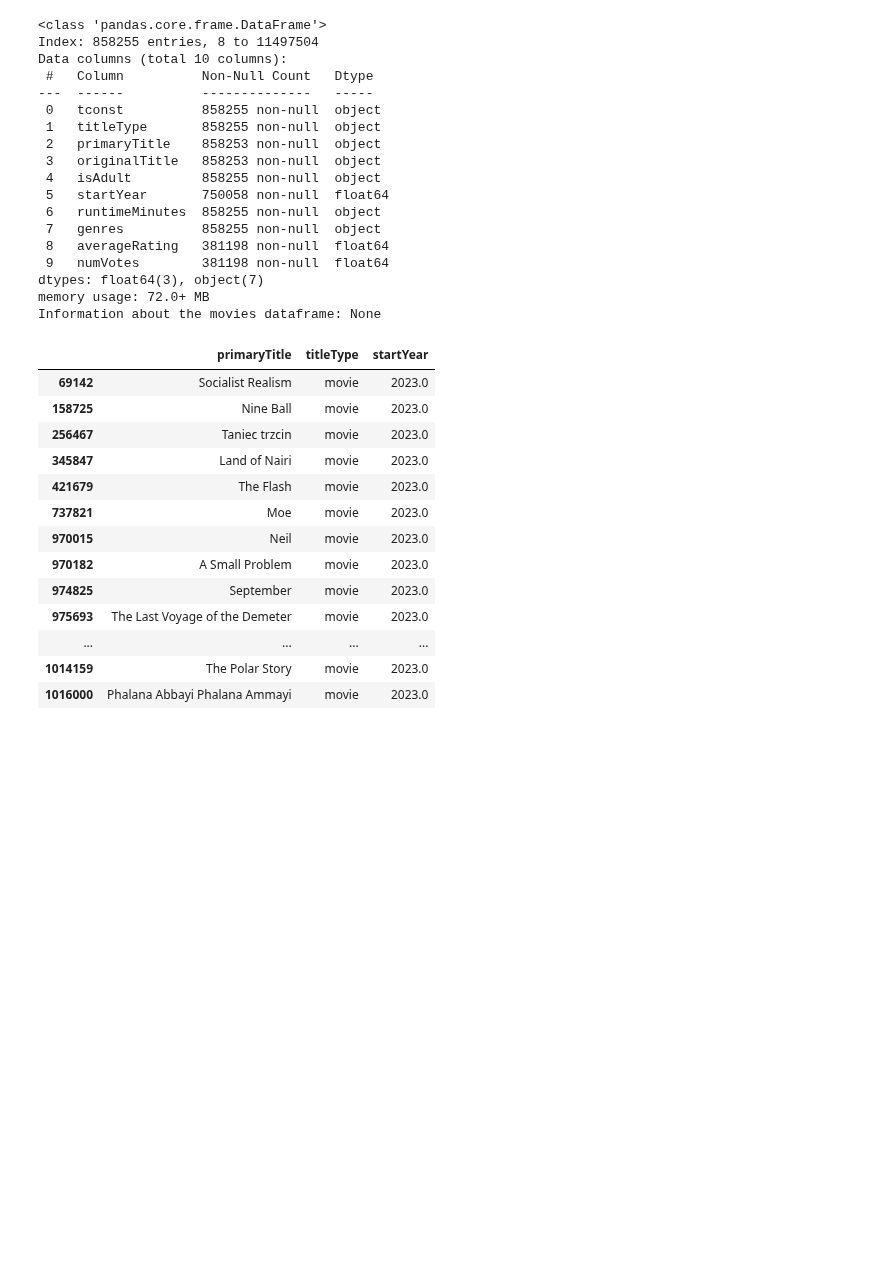
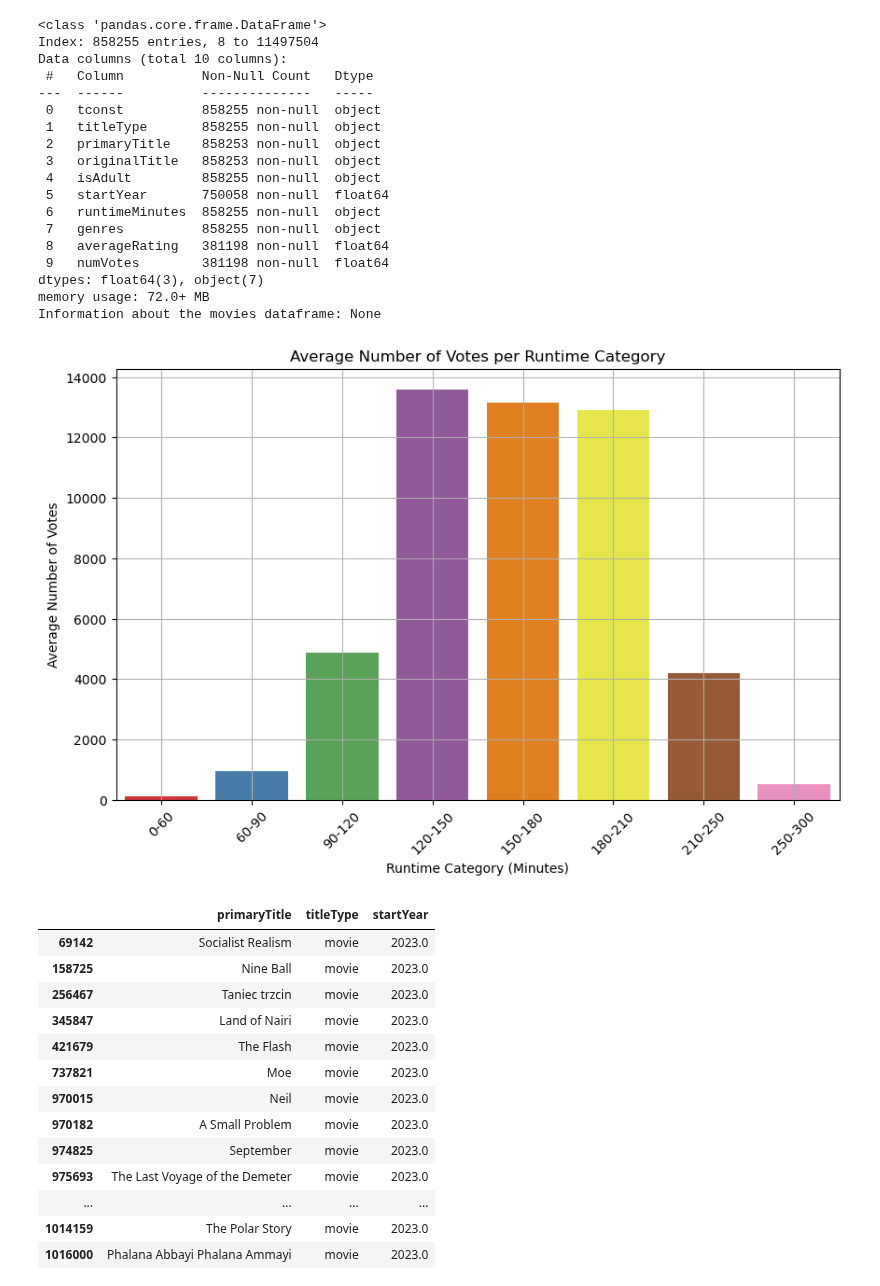
Before and after one commit to Ariestootl/machine_learning, a Jupyter notebook: Movie_Prediction/imdb.ipynb, the cells around one changed output. Drawn from its saved outputs; the diff is of its cells as text; code cells hidden in the pictures; blank space fills up the shorter version.

Commit message:
updated the movies

```diff
--- a/Movie_Prediction/imdb.ipynb
+++ b/Movie_Prediction/imdb.ipynb
@@ -96,6 +96,31 @@ Data columns (total 10 columns):
 dtypes: float64(3), object(7)
 memory usage: 72.0+ MB
 Information about the movies dataframe: None
+# %%
+movies['runtimeMinutes'] = pd.to_numeric(movies['runtimeMinutes'], errors='coerce')
+
+
+# Define bins for runtimes
+bins = [0, 60, 90, 120, 150, 180, 210, 250, 300]
+bin_labels = ['0-60', '60-90', '90-120', '120-150', '150-180', '180-210', '210-250', '250-300']
+
+# Add a column for runtime categories
+movies['runtime_category'] = pd.cut(movies['runtimeMinutes'], bins=bins, labels=bin_labels)
+
+# Group by runtime categories and calculate the mean number of votes in each category
+runtime_vote_group = movies.groupby('runtime_category', observed=False)['numVotes'].mean().reset_index()
+
+# Plot the result
+plt.figure(figsize=(10, 6))
+sns.barplot(data=runtime_vote_group, x='runtime_category', y='numVotes', palette='Set1', hue=bin_labels)  # Set hue=None to silence warning
+plt.title('Average Number of Votes per Runtime Category')
+plt.xlabel('Runtime Category (Minutes)')
+plt.ylabel('Average Number of Votes')
+plt.grid(True)
+plt.xticks(rotation=45)
+plt.show()
+# %% [output]
+[figure, added]
 # %%
 # moviesto = movies.dropna(subset=["endYear"])
 pd.set_option("display.max_rows", None)
```
Also changed, not shown: parts of 4 cells of this notebook, 1 other file.
